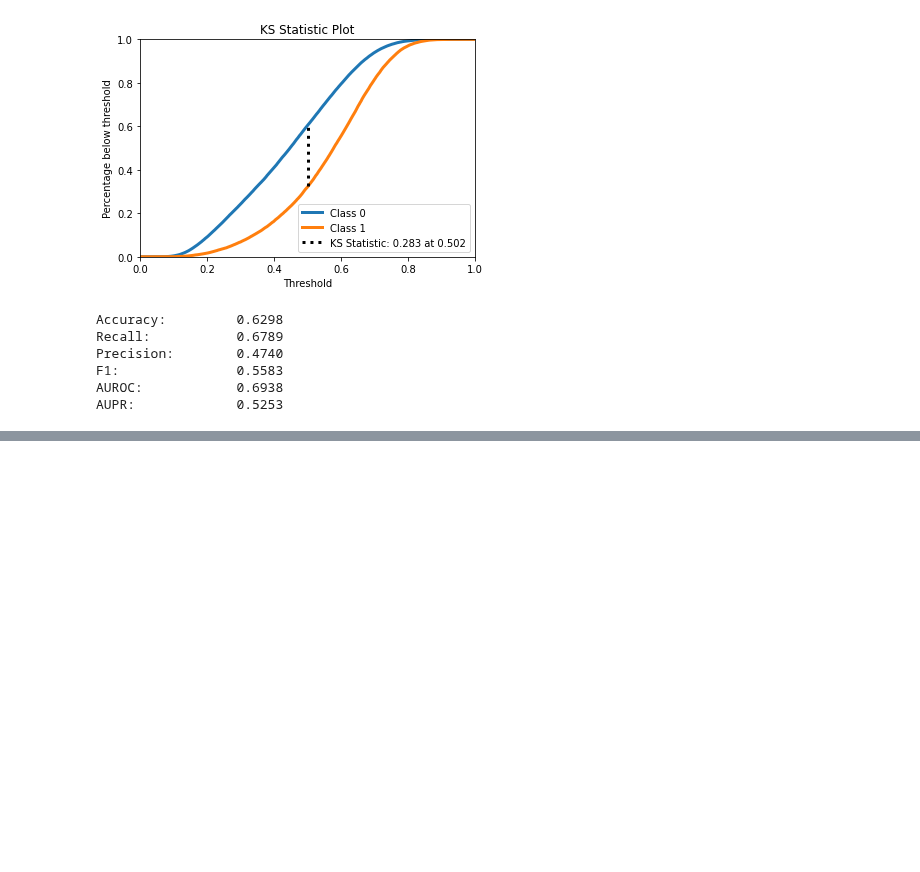
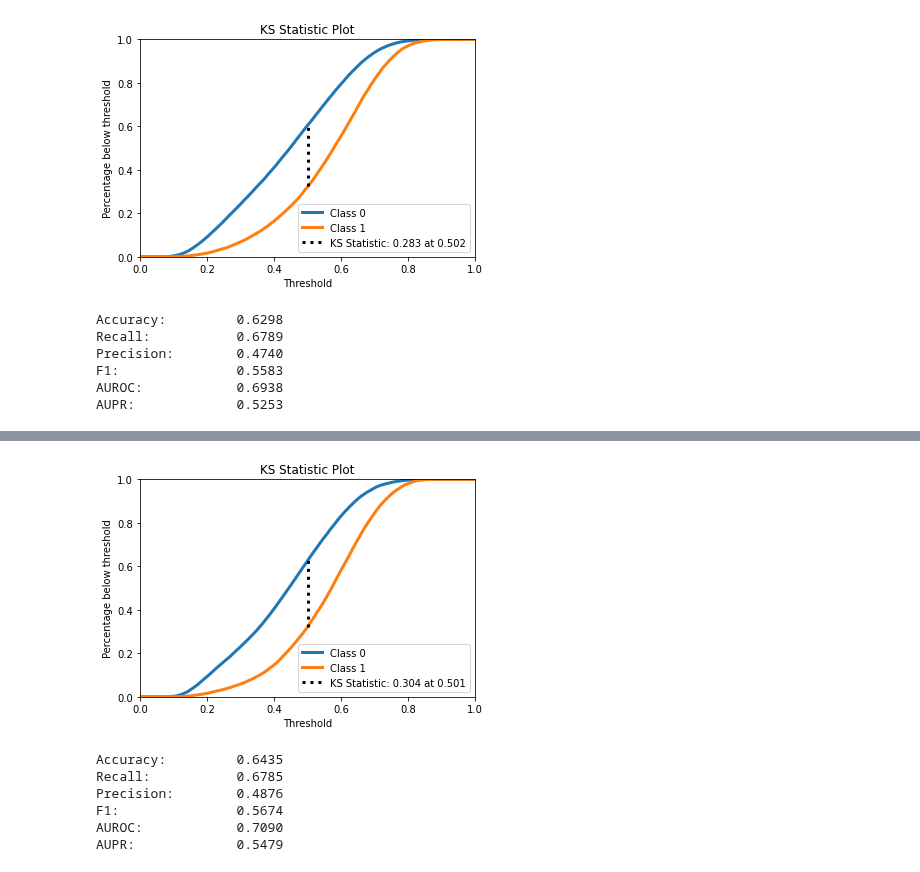
Before and after one commit to rafaelmotaalves/neural-networks, a Jupyter notebook: trn/ensembles.ipynb, the cells around one changed output, grey strips where cells are left out. Cells and saved outputs as stored; diff of their text form; code cells hidden in the pictures; blank space fills up the shorter version.

```diff
--- a/trn/ensembles.ipynb
+++ b/trn/ensembles.ipynb
@@ -94,0 +112,4 @@ ensemble.fit(x_train, y_train)
+# %%
+y_pred_best_classifiers = ensemble_best_classifiers.predict(x_test)
+# %%
+y_pred_best_classifiers_proba = ensemble_best_classifiers.predict_proba(x_test)
@@ -94,0 +121,11 @@ ensemble.fit(x_train, y_train)
+# %%
+accuracy, recall, precision, f1, auroc, aupr = compute_performance_metrics(y_test, y_pred_best_classifiers, y_pred_best_classifiers_proba)
+print_metrics_summary(accuracy, recall, precision, f1, auroc, aupr)
+# %% [output]
+[figure, added]
+Accuracy:         0.6435
+Recall:           0.6785
+Precision:        0.4876
+F1:               0.5674
+AUROC:            0.7090
+AUPR:             0.5479
```
Also changed, not shown: parts of 2 cells of this notebook.
